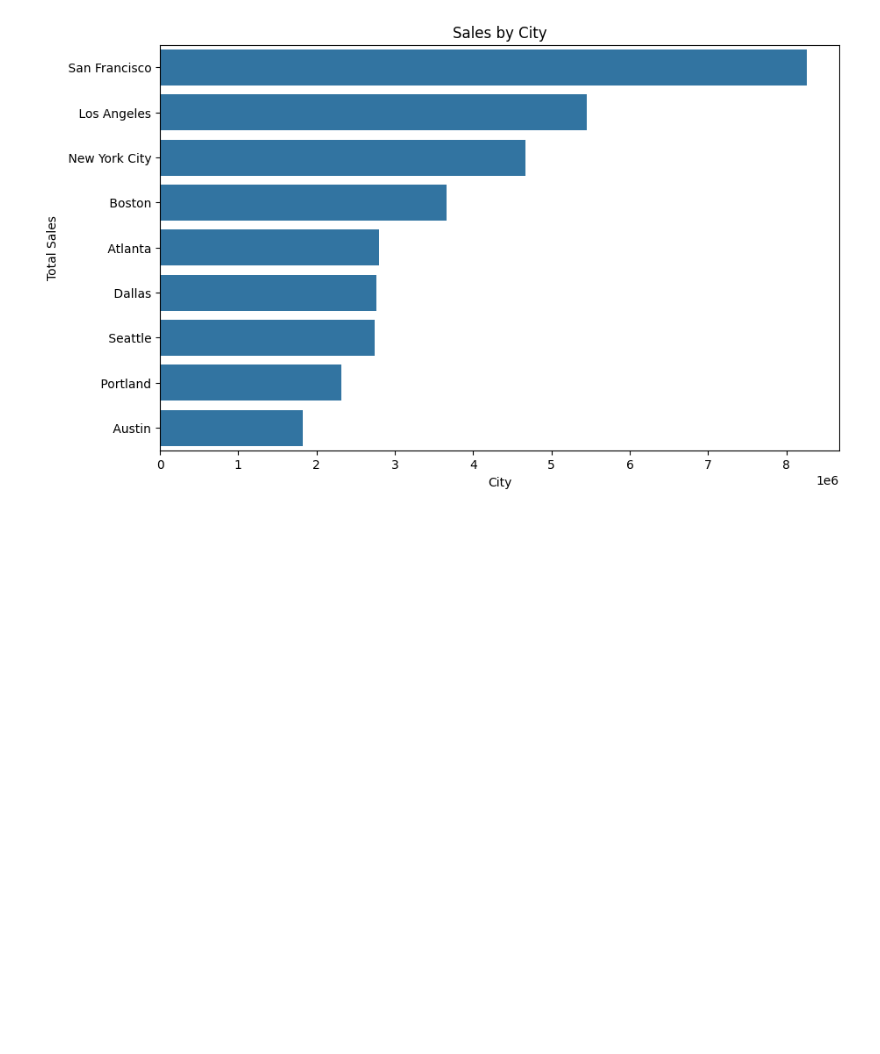
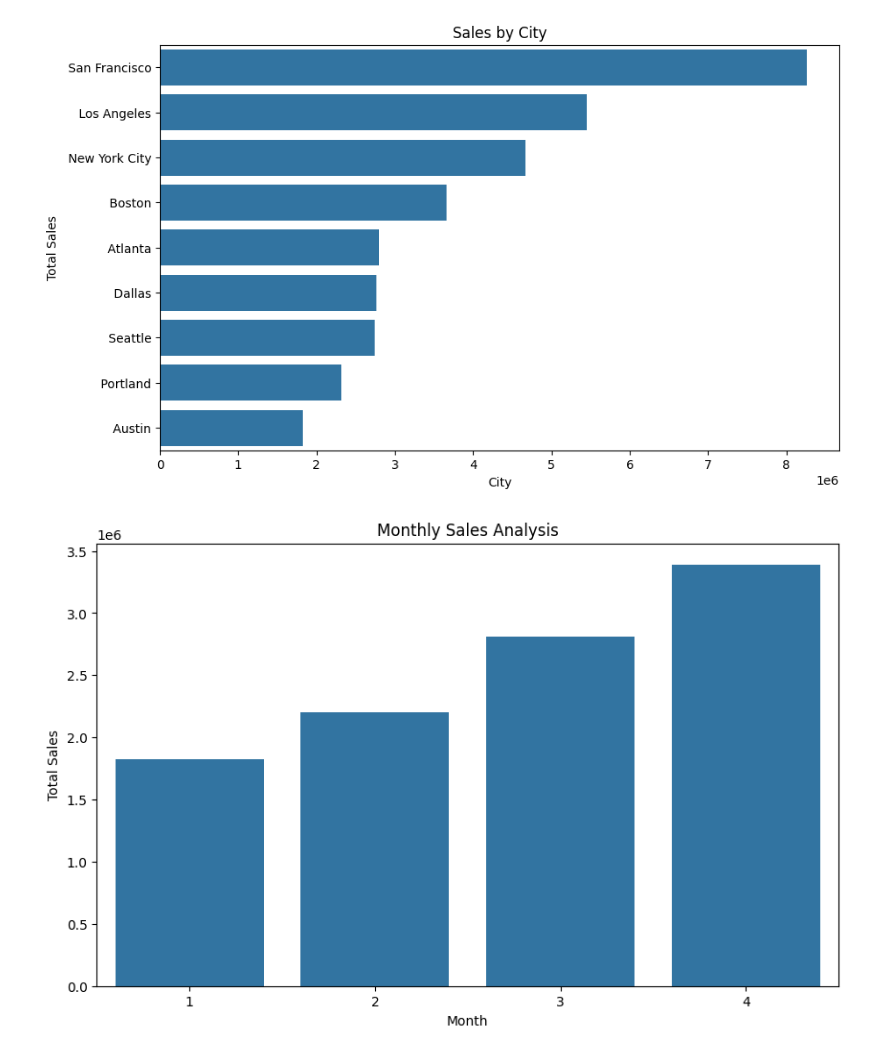
Before and after one commit to GChukwudi/meriskill-Internship, a Jupyter notebook: Sales-Task/Sales.ipynb, the cells around one changed output. Drawn from its saved outputs; the diff is of its cells as text; code cells hidden in the pictures; blank space fills up the shorter version.

```diff
--- a/Sales-Task/Sales.ipynb
+++ b/Sales-Task/Sales.ipynb
@@ -58,3 +51,15 @@ plt.title('Sales by City')
 plt.show()
 # %% [output]
 [figure]
+# %%
+# Monthly sales analysis
+monthly_sales = data.groupby('Month')['Sales'].sum().head(4)
+plt.figure(figsize=(10, 6))
+colors = sns.color_palette('viridis', len(hourly_orders))
+sns.barplot(x=monthly_sales.index, y=monthly_sales.values, palette=color)
+plt.xlabel('Month')
+plt.ylabel('Total Sales')
+plt.title('Monthly Sales Analysis')
+plt.show()
+# %% [output]
+[figure, added]
```
Also changed, not shown: parts of 6 cells of this notebook.
